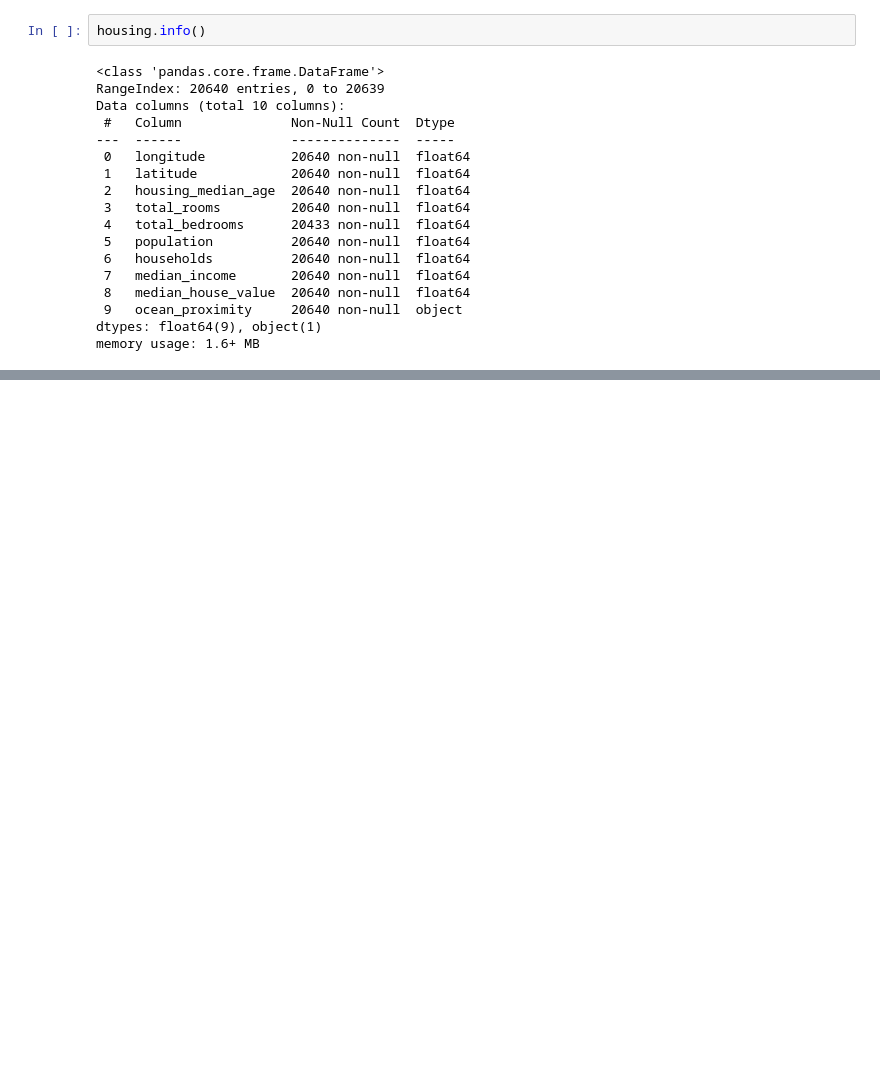
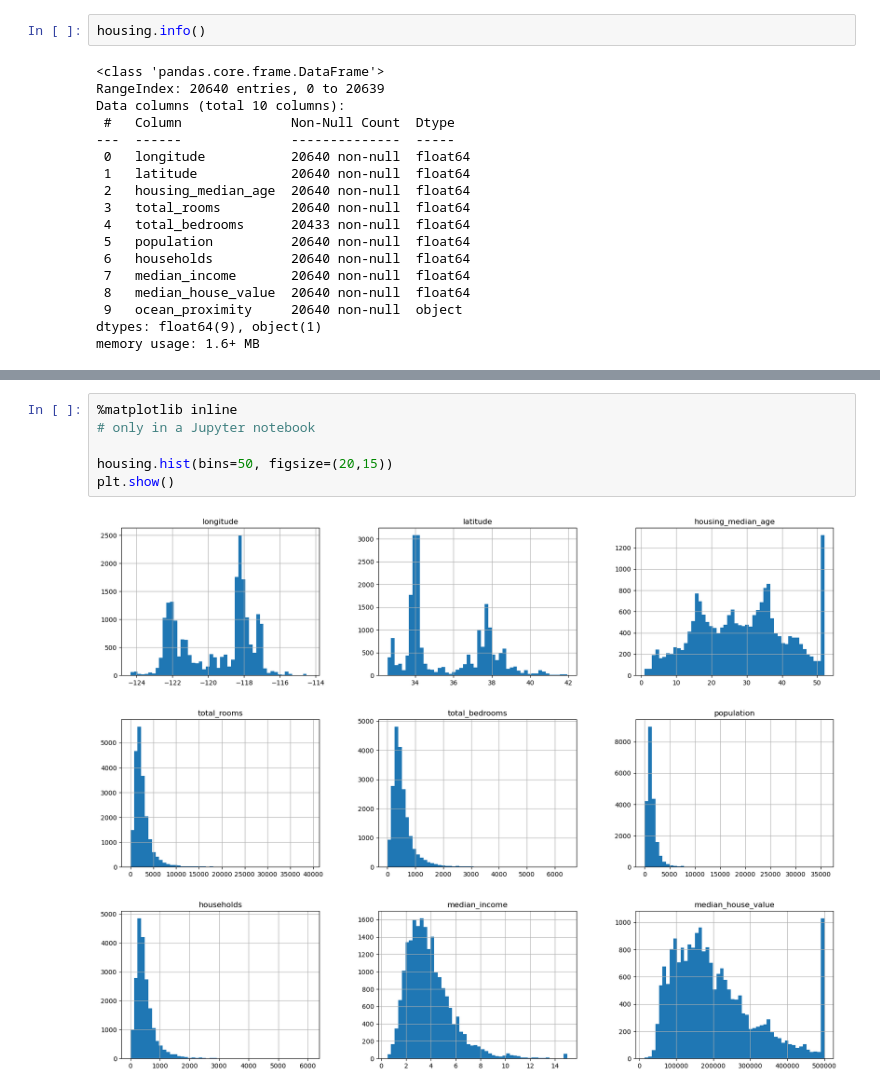
Before and after one commit to ngusadeep/house-price-prediction, a Jupyter notebook: house-price-prediction.ipynb, the cells around one changed output, grey strips where cells are left out. Saved outputs shown, nothing was run; the diff lists cells and outputs as text; blank space fills up the shorter version.

Commit message:
visualizations

```diff
--- a/house-price-prediction.ipynb
+++ b/house-price-prediction.ipynb
@@ -53,0 +85,8 @@ memory usage: 1.6+ MB
+# %%
+%matplotlib inline
+# only in a Jupyter notebook
+
+housing.hist(bins=50, figsize=(20,15))
+plt.show()
+# %% [output]
+[figure, added]
```
Also changed, not shown: parts of 31 cells of this notebook.
